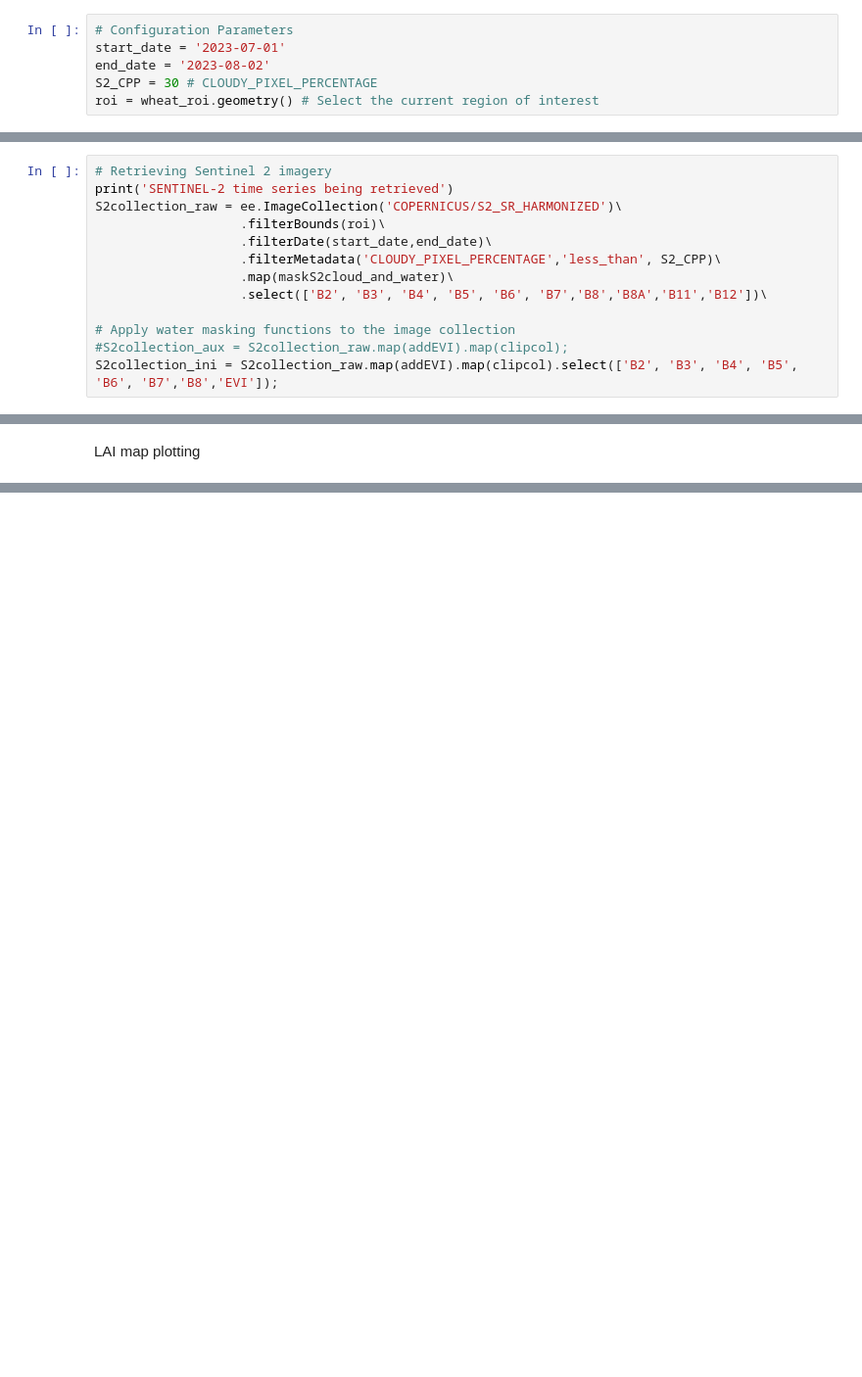
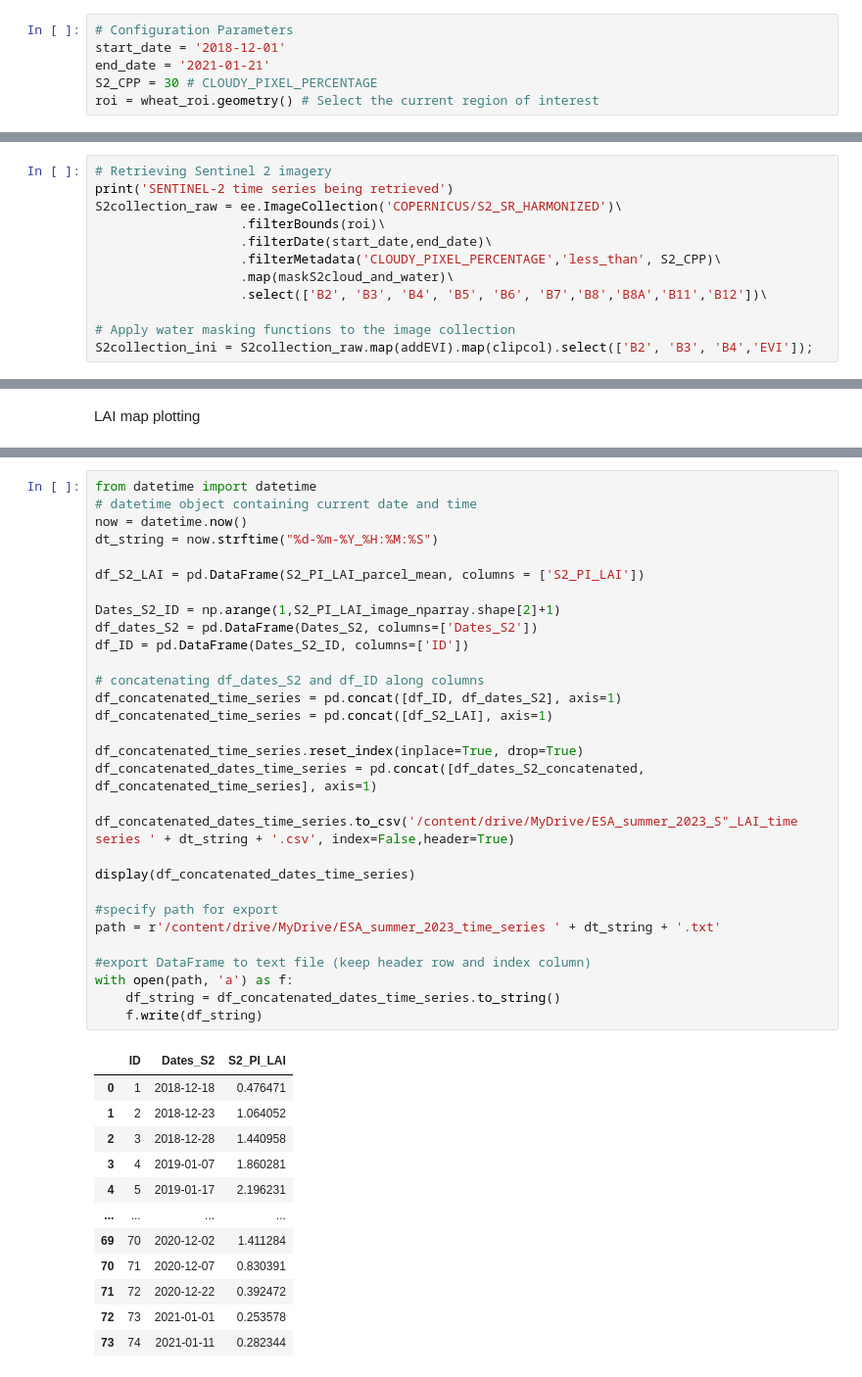
Before and after one commit to PhD-Gabriel-Caballero/ESA-summer-school-2023-Croatia, a Jupyter notebook: S2_based_LAI_retrieval_using_parametric_indices_in_Google_Earth_Engine_(GEE).ipynb, the cells around one changed output, grey strips where cells are left out. Shown at 98% size. Cells and saved outputs as stored; diff of their text form; blank space fills up the shorter version.

```diff
--- a/S2_based_LAI_retrieval_using_parametric_indices_in_Google_Earth_Engine_(GEE).ipynb
+++ b/S2_based_LAI_retrieval_using_parametric_indices_in_Google_Earth_Engine_(GEE).ipynb
@@ -222,8 +224,8 @@ This tutorial is an introduction to masking clouds and cloud shadows in Sentinel
 Dates of interest and acquisitions configuration parameters
 # %%
 # Configuration Parameters
-start_date = '2023-07-01'
-end_date = '2023-08-02'
+start_date = '2018-12-01'
+end_date = '2021-01-21'
 S2_CPP = 30 # CLOUDY_PIXEL_PERCENTAGE
 roi = wheat_roi.geometry() # Select the current region of interest
 # %% [markdown]
@@ -239,5 +241,4 @@ S2collection_raw = ee.ImageCollection('COPERNICUS/S2_SR_HARMONIZED')\
                    .select(['B2', 'B3', 'B4', 'B5', 'B6', 'B7','B8','B8A','B11','B12'])\
 
 # Apply water masking functions to the image collection
-#S2collection_aux = S2collection_raw.map(addEVI).map(clipcol);
-S2collection_ini = S2collection_raw.map(addEVI).map(clipcol).select(['B2', 'B3', 'B4', 'B5', 'B6', 'B7','B8','EVI']);
+S2collection_ini = S2collection_raw.map(addEVI).map(clipcol).select(['B2', 'B3', 'B4','EVI']);
@@ -388,0 +393,43 @@ Map_S2.add_time_slider(S2_PI_LAI_collection ,LAI_palette_1, region=EEHA_roi,laye
+# %%
+from datetime import datetime
+# datetime object containing current date and time
+now = datetime.now()
+dt_string = now.strftime("%d-%m-%Y_%H:%M:%S")
+
+df_S2_LAI = pd.DataFrame(S2_PI_LAI_parcel_mean, columns = ['S2_PI_LAI'])
+
+Dates_S2_ID = np.arange(1,S2_PI_LAI_image_nparray.shape[2]+1)
+df_dates_S2 = pd.DataFrame(Dates_S2, columns=['Dates_S2'])
+df_ID = pd.DataFrame(Dates_S2_ID, columns=['ID'])
+
+# concatenating df_dates_S2 and df_ID along columns
+df_concatenated_time_series = pd.concat([df_ID, df_dates_S2], axis=1)
+df_concatenated_time_series = pd.concat([df_S2_LAI], axis=1)
+
+df_concatenated_time_series.reset_index(inplace=True, drop=True)
+df_concatenated_dates_time_series = pd.concat([df_dates_S2_concatenated, df_concatenated_time_series], axis=1)
+
+df_concatenated_dates_time_series.to_csv('/content/drive/MyDrive/ESA_summer_2023_S"_LAI_time series ' + dt_string + '.csv', index=False,header=True)
+
+display(df_concatenated_dates_time_series)
+
+#specify path for export
+path = r'/content/drive/MyDrive/ESA_summer_2023_time_series ' + dt_string + '.txt'
+
+#export DataFrame to text file (keep header row and index column)
+with open(path, 'a') as f:
+    df_string = df_concatenated_dates_time_series.to_string()
+    f.write(df_string)
+# %% [output]
+|  | ID | Dates_S2 | S2_PI_LAI |
+| 0 | 1 | 2018-12-18 | 0.476471 |
+| 1 | 2 | 2018-12-23 | 1.064052 |
+| 2 | 3 | 2018-12-28 | 1.440958 |
+| 3 | 4 | 2019-01-07 | 1.860281 |
+| 4 | 5 | 2019-01-17 | 2.196231 |
+| ... | ... | ... | ... |
+| 69 | 70 | 2020-12-02 | 1.411284 |
+| 70 | 71 | 2020-12-07 | 0.830391 |
+| 71 | 72 | 2020-12-22 | 0.392472 |
+| 72 | 73 | 2021-01-01 | 0.253578 |
+| 73 | 74 | 2021-01-11 | 0.282344 |
```
Also changed, not shown: parts of 15 cells of this notebook.
